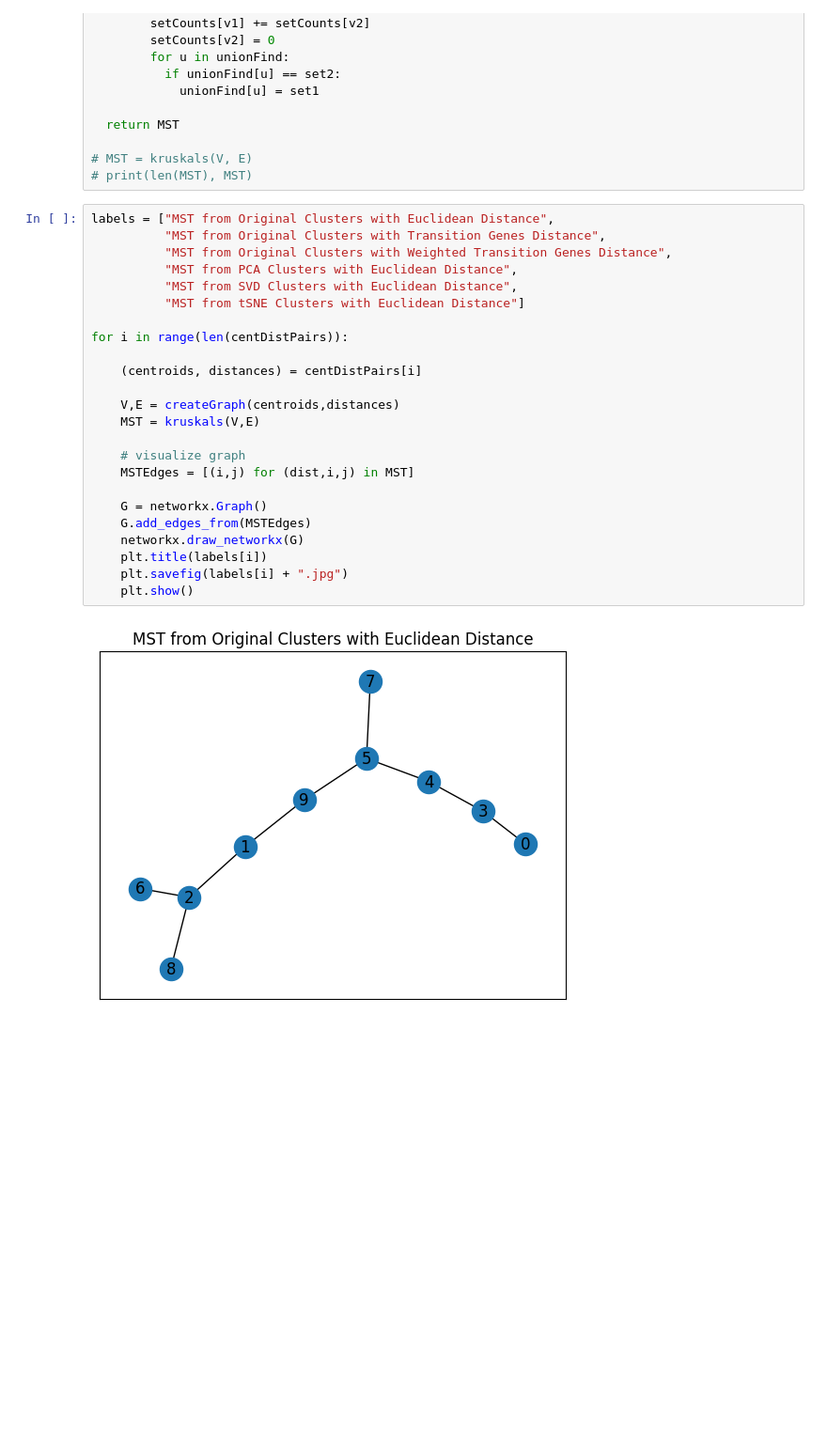
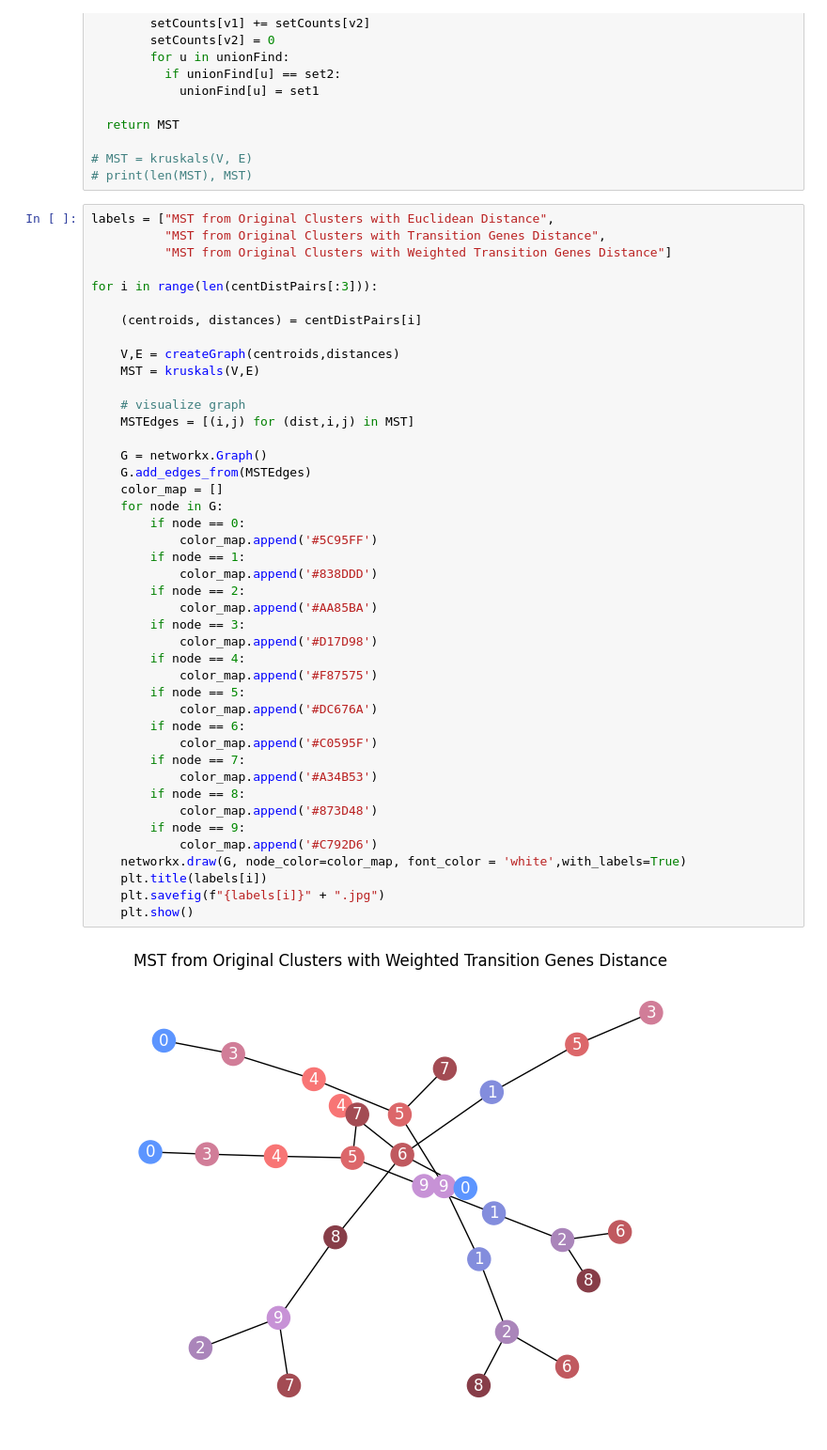
Before and after one commit to sophie006liu/02512_project, a Jupyter notebook: MST_new_distances.ipynb, the cells around one changed output. Shown at 94% size. Drawn from its saved outputs; the diff is of its cells as text; blank space fills up the shorter version.

Commit message:
Updated dif distance graphs

```diff
--- a/MST_new_distances.ipynb
+++ b/MST_new_distances.ipynb
@@ -181,26 +181,45 @@ def kruskals(V, E):
 # %%
 labels = ["MST from Original Clusters with Euclidean Distance",
           "MST from Original Clusters with Transition Genes Distance",
-          "MST from Original Clusters with Weighted Transition Genes Distance",
-          "MST from PCA Clusters with Euclidean Distance",
-          "MST from SVD Clusters with Euclidean Distance",
-          "MST from tSNE Clusters with Euclidean Distance"]
+          "MST from Original Clusters with Weighted Transition Genes Distance"]
 
-for i in range(len(centDistPairs)):
+for i in range(len(centDistPairs[:3])):
 
     (centroids, distances) = centDistPairs[i]
 
     V,E = createGraph(centroids,distances)
     MST = kruskals(V,E)
 
     # visualize graph
     MSTEdges = [(i,j) for (dist,i,j) in MST]
 
     G = networkx.Graph()
     G.add_edges_from(MSTEdges)
-    networkx.draw_networkx(G)
+    color_map = []
+    for node in G:
+        if node == 0:
+            color_map.append('#5C95FF')
+        if node == 1:
+            color_map.append('#838DDD')
+        if node == 2:
+            color_map.append('#AA85BA')
+        if node == 3:
+            color_map.append('#D17D98')
+        if node == 4:
+            color_map.append('#F87575')
+        if node == 5:
+            color_map.append('#DC676A')
+        if node == 6:
+            color_map.append('#C0595F')
+        if node == 7:
+            color_map.append('#A34B53')
+        if node == 8:
+            color_map.append('#873D48')
+        if node == 9:
+            color_map.append('#C792D6')
+    networkx.draw(G, node_color=color_map, font_color = 'white',with_labels=True)
     plt.title(labels[i])
-    plt.savefig(labels[i] + ".jpg")
+    plt.savefig(f"{labels[i]}" + ".jpg")
     plt.show()
 # %% [output]
-[figure, old version]
+[figure, new version]
```
Also changed, not shown: parts of 2 cells of this notebook, 12 other files.
